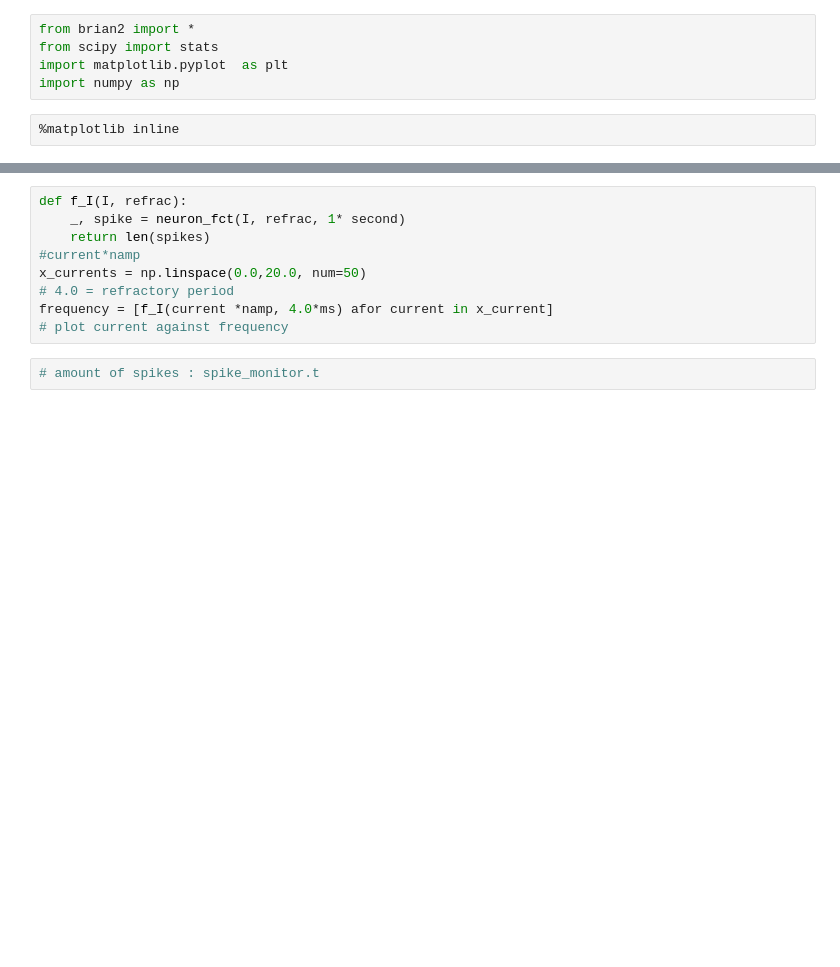
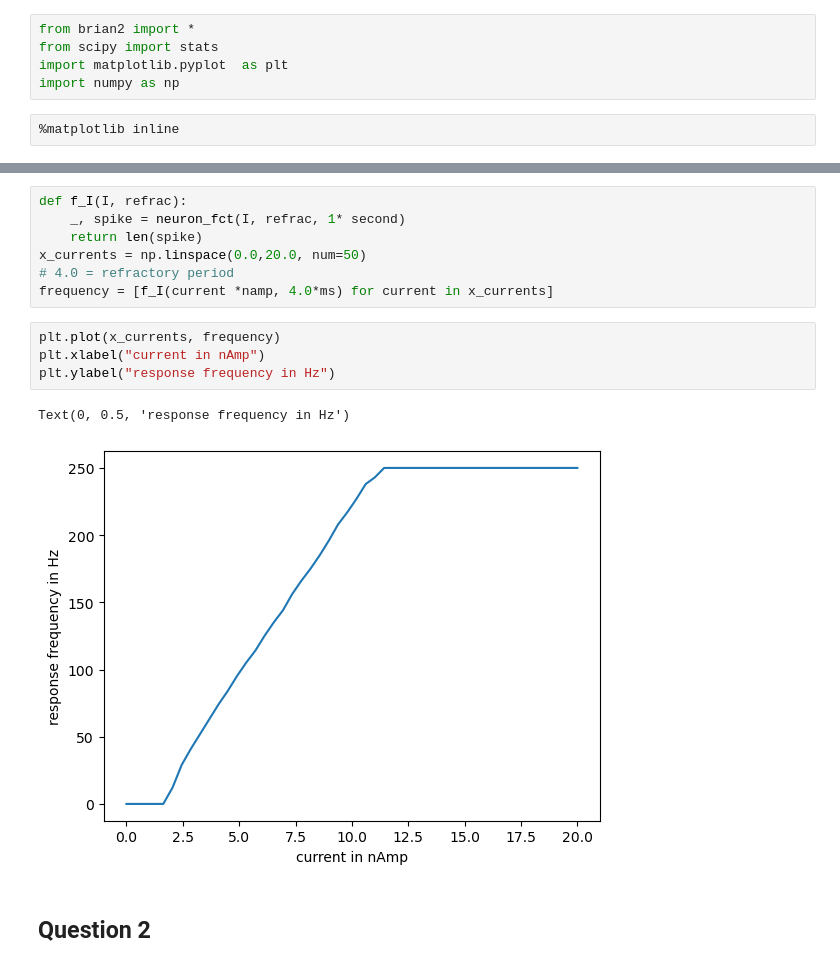
Before and after one commit to anbebe/NeurodynamicsHA, a Jupyter notebook: Exercise_2_Bebenroth_Hennecke.ipynb, the cells around one changed output, grey strips where cells are left out. Saved outputs shown, nothing was run; the diff lists cells and outputs as text; blank space fills up the shorter version.

```diff
--- a/Exercise_2_Bebenroth_Hennecke.ipynb
+++ b/Exercise_2_Bebenroth_Hennecke.ipynb
@@ -42,13 +46,18 @@ plt.plot(state_monitor.t/ms, states.V[0]/msiemens)
 # %%
 def f_I(I, refrac):
     _, spike = neuron_fct(I, refrac, 1* second)
-    return len(spikes)
-#current*namp
+    return len(spike)
 x_currents = np.linspace(0.0,20.0, num=50)
 # 4.0 = refractory period
-frequency = [f_I(current *namp, 4.0*ms) afor current in x_current]
-# plot current against frequency
+frequency = [f_I(current *namp, 4.0*ms) for current in x_currents]
-# %%
-# amount of spikes : spike_monitor.t
+# %%
+plt.plot(x_currents, frequency)
+plt.xlabel("current in nAmp")
+plt.ylabel("response frequency in Hz")
+# %% [output]
+Text(0, 0.5, 'response frequency in Hz')
+[figure, added]
+# %% [markdown]
+## Question 2
 # %%
 # second part
```
Also changed, not shown: parts of 10 cells of this notebook.
